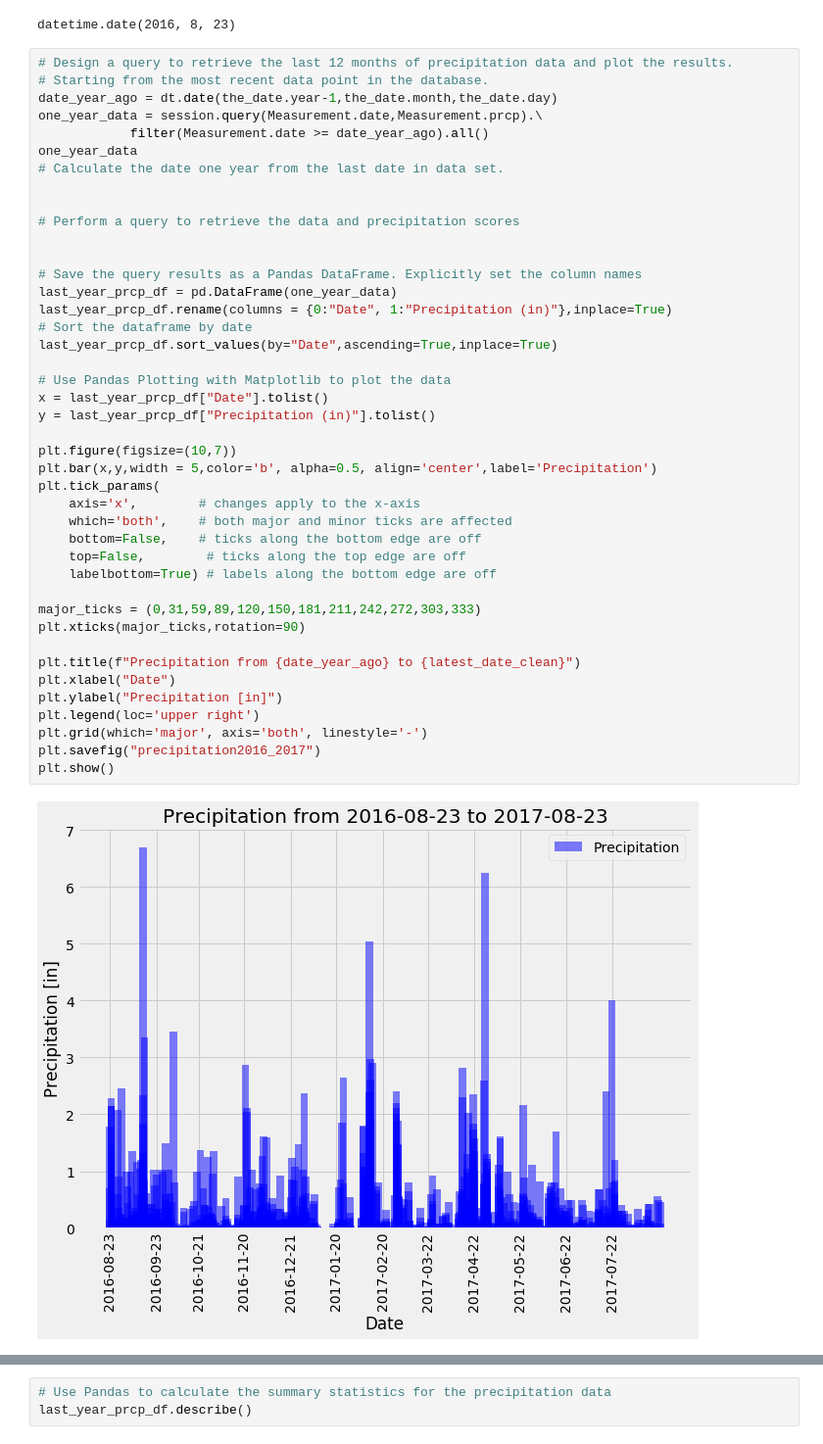
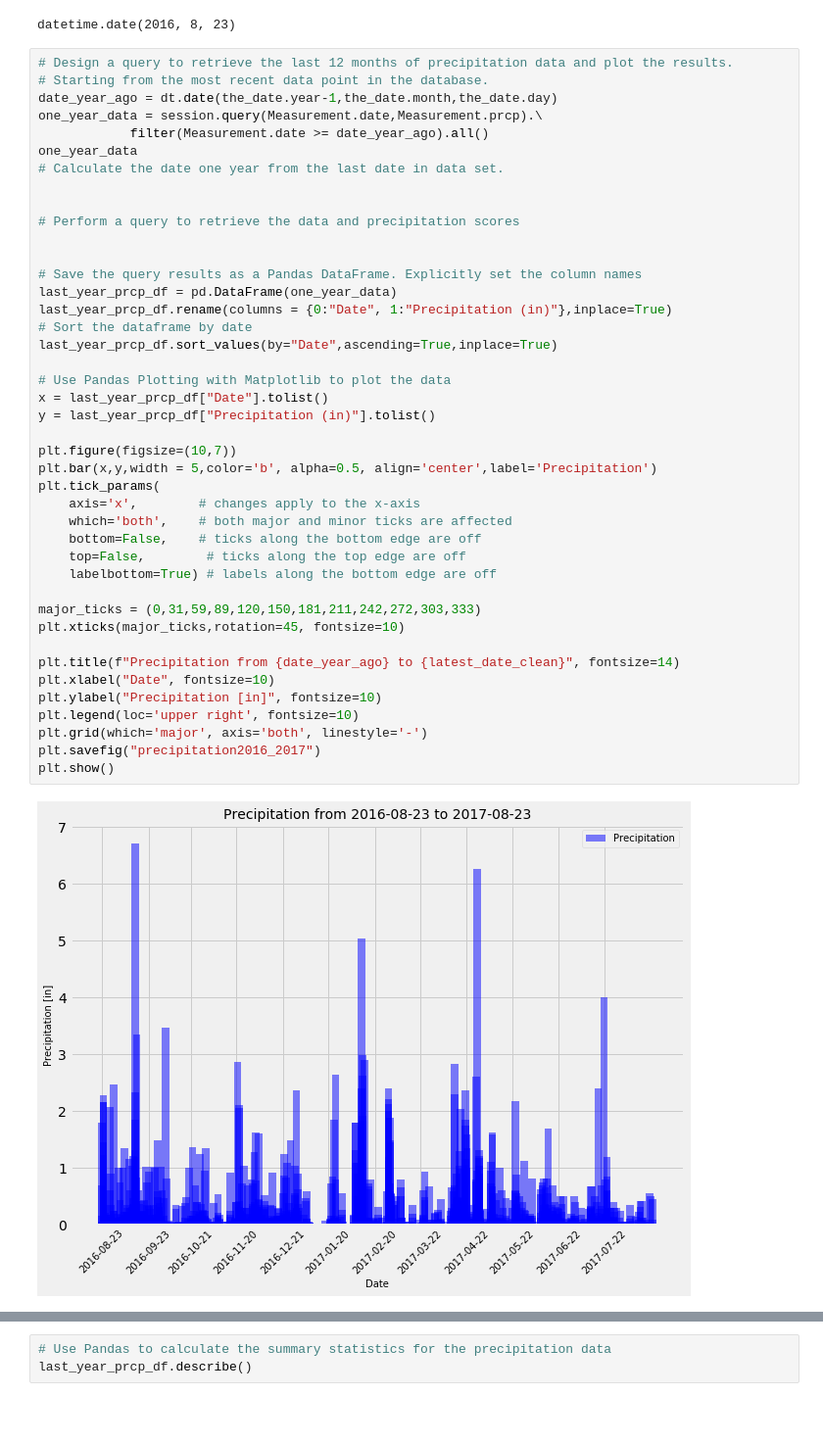
Before and after one commit to Jed-Miller/sqlalchemy-challenge, a Jupyter notebook: climate_challenge.ipynb, the cells around one changed output, grey strips where cells are left out. Shown: that part at 98% size. Drawn from its saved outputs; the diff is of its cells as text; blank space fills up the shorter version.

Commit message:
updated graphs

```diff
--- a/climate_challenge.ipynb
+++ b/climate_challenge.ipynb
@@ -66,38 +66,38 @@ one_year_data
 
 
 # Perform a query to retrieve the data and precipitation scores
 
 
 # Save the query results as a Pandas DataFrame. Explicitly set the column names
 last_year_prcp_df = pd.DataFrame(one_year_data)
 last_year_prcp_df.rename(columns = {0:"Date", 1:"Precipitation (in)"},inplace=True)
 # Sort the dataframe by date
 last_year_prcp_df.sort_values(by="Date",ascending=True,inplace=True)
 
 # Use Pandas Plotting with Matplotlib to plot the data
 x = last_year_prcp_df["Date"].tolist()
 y = last_year_prcp_df["Precipitation (in)"].tolist()
 
 plt.figure(figsize=(10,7))
 plt.bar(x,y,width = 5,color='b', alpha=0.5, align='center',label='Precipitation')
 plt.tick_params(
     axis='x',        # changes apply to the x-axis
     which='both',    # both major and minor ticks are affected
     bottom=False,    # ticks along the bottom edge are off
     top=False,        # ticks along the top edge are off
     labelbottom=True) # labels along the bottom edge are off
 
 major_ticks = (0,31,59,89,120,150,181,211,242,272,303,333)
-plt.xticks(major_ticks,rotation=90)
+plt.xticks(major_ticks,rotation=45, fontsize=10)
 
-plt.title(f"Precipitation from {date_year_ago} to {latest_date_clean}")
-plt.xlabel("Date")
-plt.ylabel("Precipitation [in]")
-plt.legend(loc='upper right')
+plt.title(f"Precipitation from {date_year_ago} to {latest_date_clean}", fontsize=14)
+plt.xlabel("Date", fontsize=10)
+plt.ylabel("Precipitation [in]", fontsize=10)
+plt.legend(loc='upper right', fontsize=10)
 plt.grid(which='major', axis='both', linestyle='-')
 plt.savefig("precipitation2016_2017")
 plt.show()
 # %% [output]
-[figure, old version]
+[figure, new version]
 # %%
 #Use Pandas Plotting with Matplotlib to plot the data
```
Also changed, not shown: parts of 1 cell of this notebook, 2 other files.
